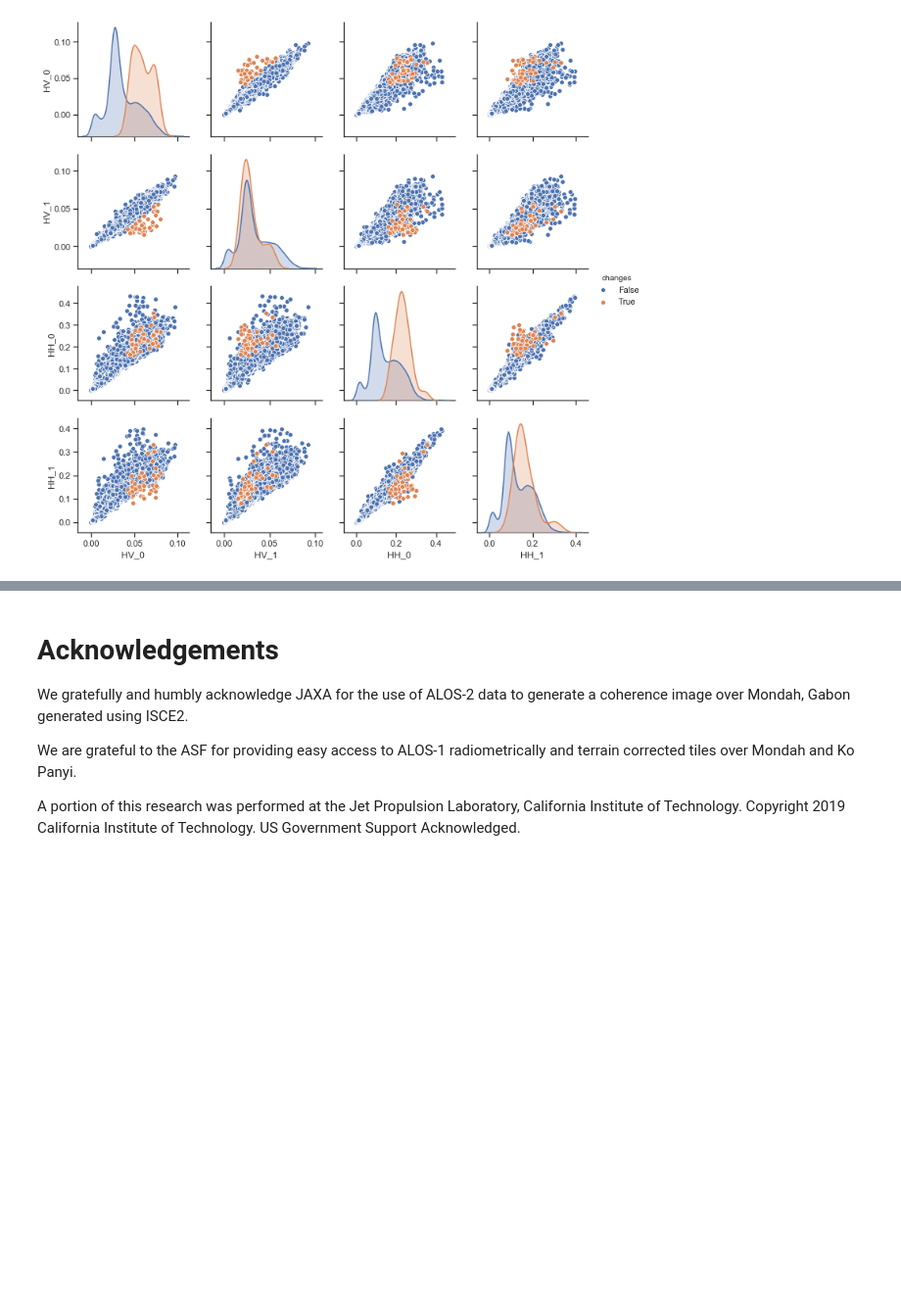
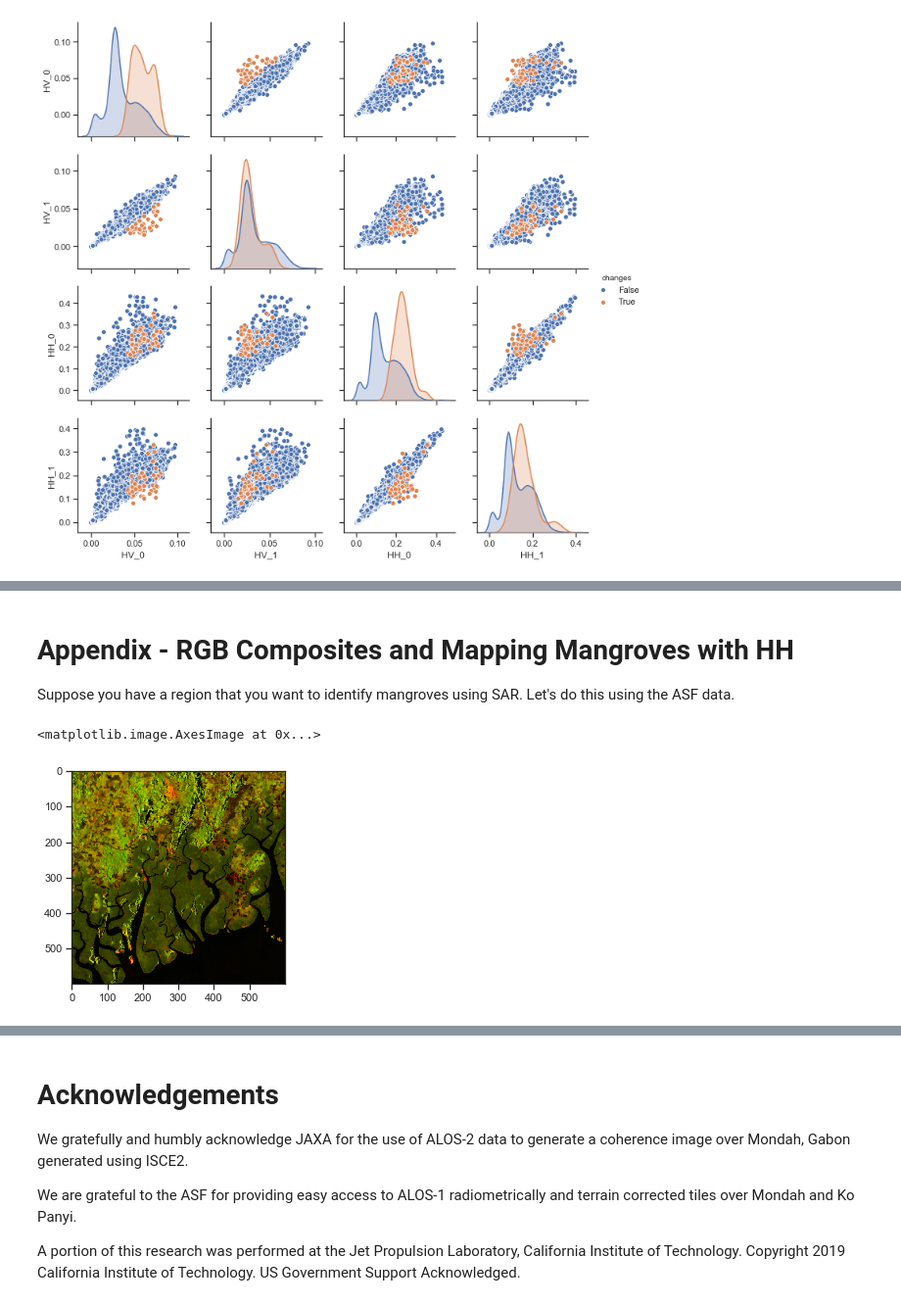
Before and after one commit to simard-landscape-lab/sari-tutorial, a Jupyter notebook: 8_Change_Detection/8_Change_Detection.ipynb, the cells around one changed output, grey strips where cells are left out. Shown at 98% size. Cells and saved outputs as stored; diff of their text form; code cells hidden in the pictures; blank space fills up the shorter version.

Commit message:
added classification appendix

```diff
--- a/8_Change_Detection/8_Change_Detection.ipynb
+++ b/8_Change_Detection/8_Change_Detection.ipynb
@@ -326,0 +333,13 @@ sns.pairplot(df,
+# %% [markdown]
+# Appendix - RGB Composites and Mapping Mangroves with HH
+
+Suppose you have a region that you want to identify mangroves using SAR. Let's do this using the ASF data.
+# %%
+rgb_temp = bands_tv[:2] + [bands_tv[0] / (bands_tv[1] + .00001)]
+rgb_temp = list(map(scale_img, rgb_temp))
+rgb_0 = scale_img(np.stack(rgb_temp, axis=2))
+
+plt.imshow(rgb_0)
+# %% [output]
+<matplotlib.image.AxesImage at 0x...>
+[figure, added]
```
Also changed, not shown: parts of 14 cells of this notebook, 2 other files.
